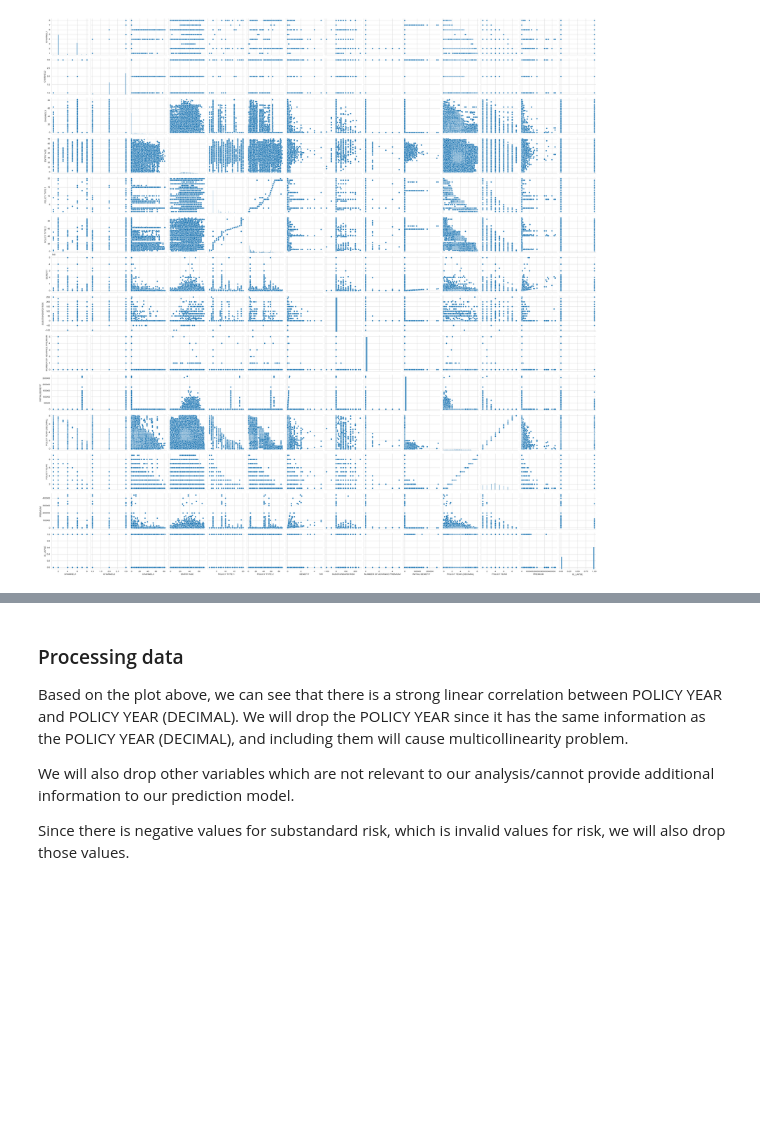
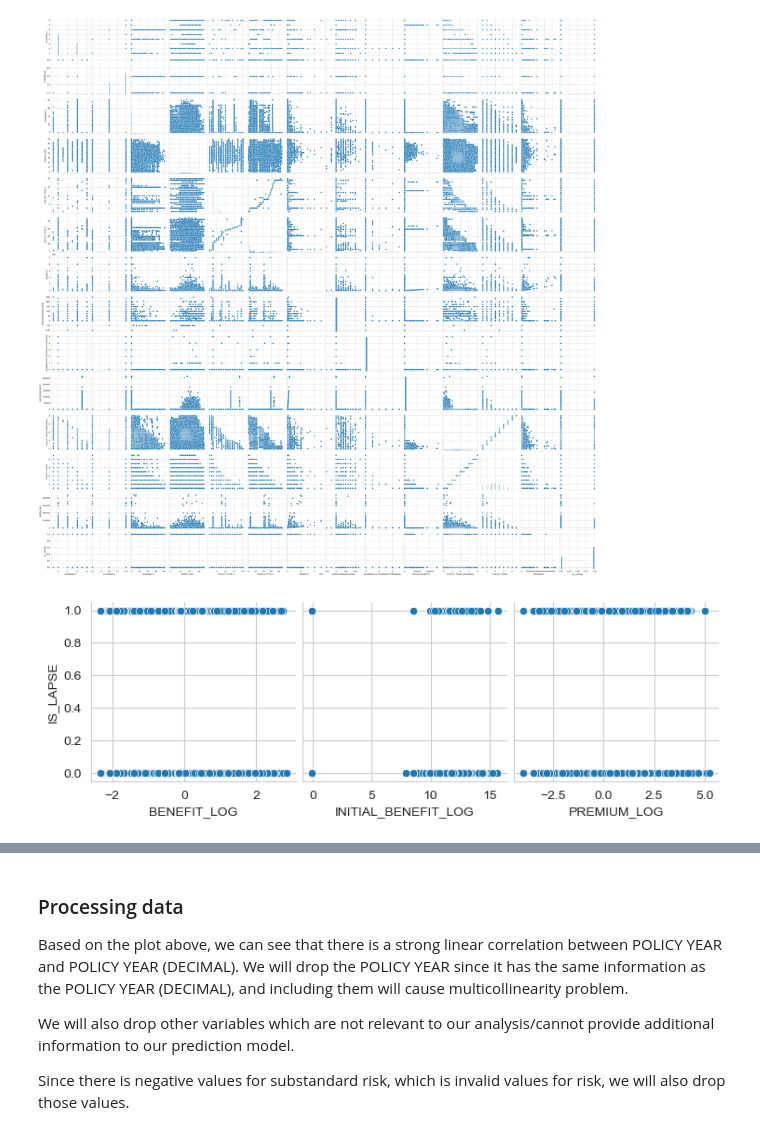
Before and after one commit to henrytansunway/insurance-lapse, a Jupyter notebook: 0. data_analysis_march_11.ipynb, the cells around one changed output, grey strips where cells are left out. Saved outputs shown, nothing was run; the diff lists cells and outputs as text; code cells hidden in the pictures; blank space fills up the shorter version.

```diff
--- a/0. data_analysis_march_11.ipynb
+++ b/0. data_analysis_march_11.ipynb
@@ -62,3 +64,25 @@ sns.pairplot(df)
 plt.show()
 # %% [output]
 [figure]
+# %%
+# Based on the pairplot about, we can see that there is an inverted sigmoid relationship
+# Between lapse rate and BENEFIT, INITIAL BENEFIT, PREMIUM
+# This will be important for prediction using logistics regression
+
+# 1. Log Transform (handles the huge range/skewness)
+# Use np.log1p to safely handle 0s (log(0+1) = 0)
+df['BENEFIT_LOG'] = np.log1p(df['BENEFIT'])
+df['INITIAL_BENEFIT_LOG'] = np.log1p(df['INITIAL BENEFIT'])
+df['PREMIUM_LOG'] = np.log1p(df['PREMIUM'])
+
+# 2. Standardization (centers the data around 0)
+# Logistic regression math works best when features are on a similar scale
+scaler = StandardScaler()
+cols_to_scale = ['BENEFIT_LOG', 'INITIAL_BENEFIT_LOG', 'PREMIUM_LOG']
+df[cols_to_scale] = scaler.fit_transform(df[cols_to_scale])
+
+# 3. Visualization
+sns.pairplot(df, y_vars=['IS_LAPSE'], x_vars=cols_to_scale)
+plt.show()
+# %% [output]
+[figure, added]
```
Also changed, not shown: parts of 27 cells of this notebook.
